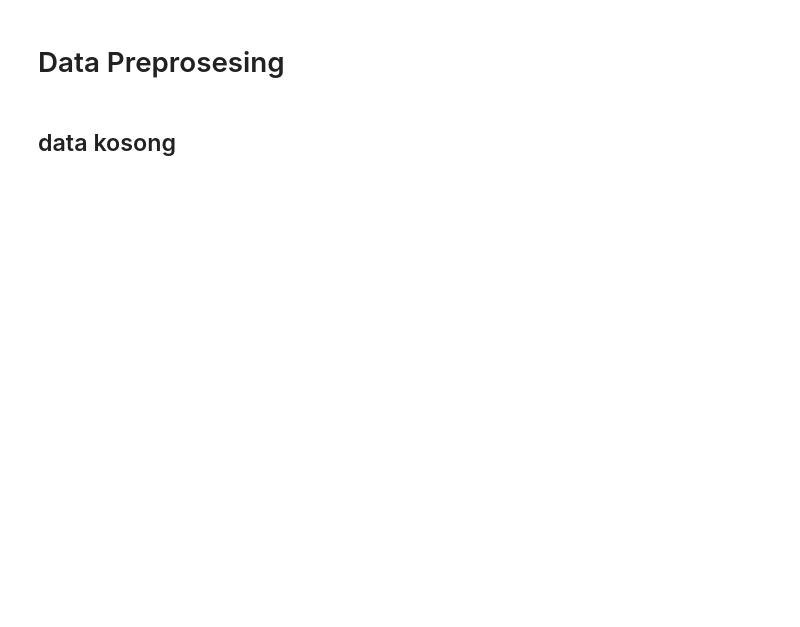
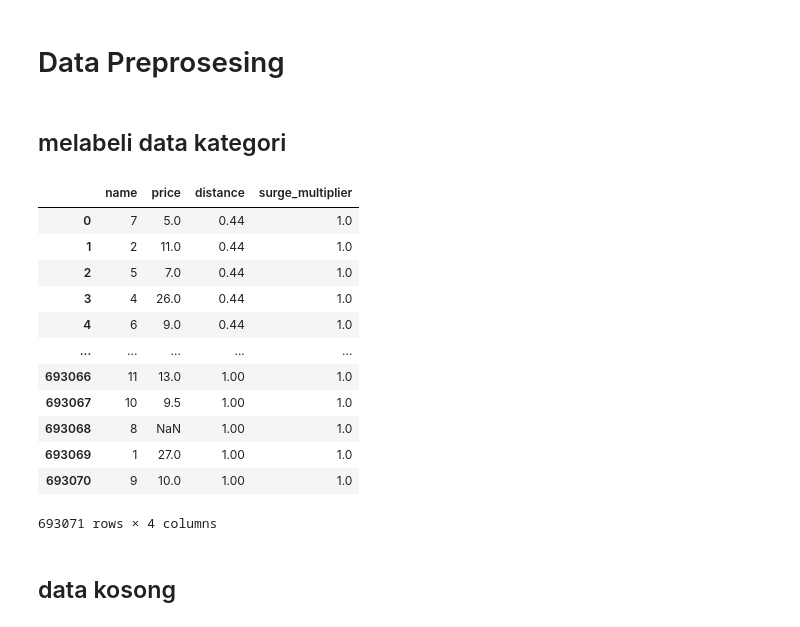
Before and after one commit to ainajefelina/FP1-Analisis, a Jupyter notebook: FP1/3.ipynb, the cells around one changed output. Drawn from its saved outputs; the diff is of its cells as text; code cells hidden in the pictures; blank space fills up the shorter version.

```diff
--- a/FP1/3.ipynb
+++ b/FP1/3.ipynb
@@ -531,5 +516,25 @@ df.head(2)
 # %% [markdown]
 # Data Preprosesing
+# %% [markdown]
+## melabeli data kategori
+# %%
+le=LabelEncoder()
+df.name=le.fit_transform(df.name)
+df
+# %% [output]
+|  | name | price | distance | surge_multiplier |
+| 0 | 7 | 5.0 | 0.44 | 1.0 |
+| 1 | 2 | 11.0 | 0.44 | 1.0 |
+| 2 | 5 | 7.0 | 0.44 | 1.0 |
+| 3 | 4 | 26.0 | 0.44 | 1.0 |
+| 4 | 6 | 9.0 | 0.44 | 1.0 |
+| ... | ... | ... | ... | ... |
+| 693066 | 11 | 13.0 | 1.00 | 1.0 |
+| 693067 | 10 | 9.5 | 1.00 | 1.0 |
+| 693068 | 8 | NaN | 1.00 | 1.0 |
+| 693069 | 1 | 27.0 | 1.00 | 1.0 |
+| 693070 | 9 | 10.0 | 1.00 | 1.0 |
+693071 rows × 4 columns
 # %% [markdown]
 ## data kosong
 # %%
```
Also changed, not shown: parts of 30 cells of this notebook, 2 other files.
